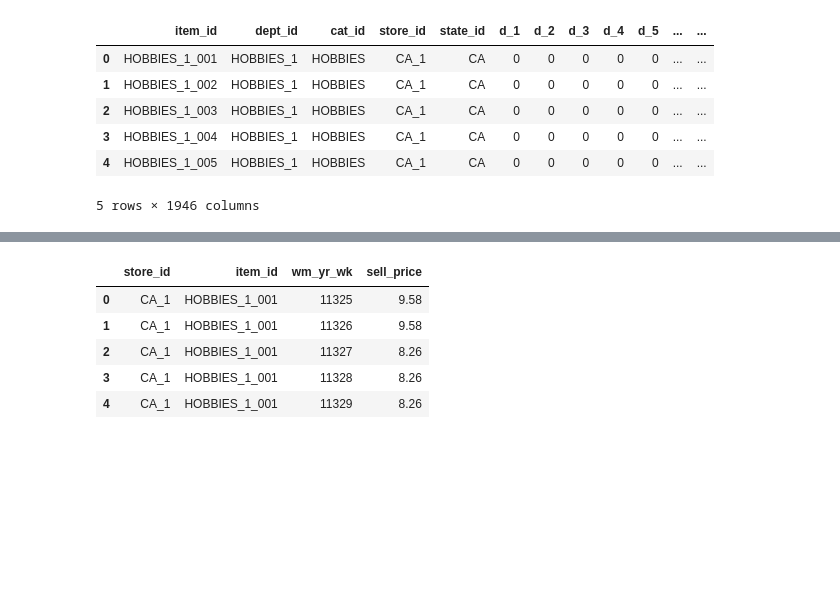
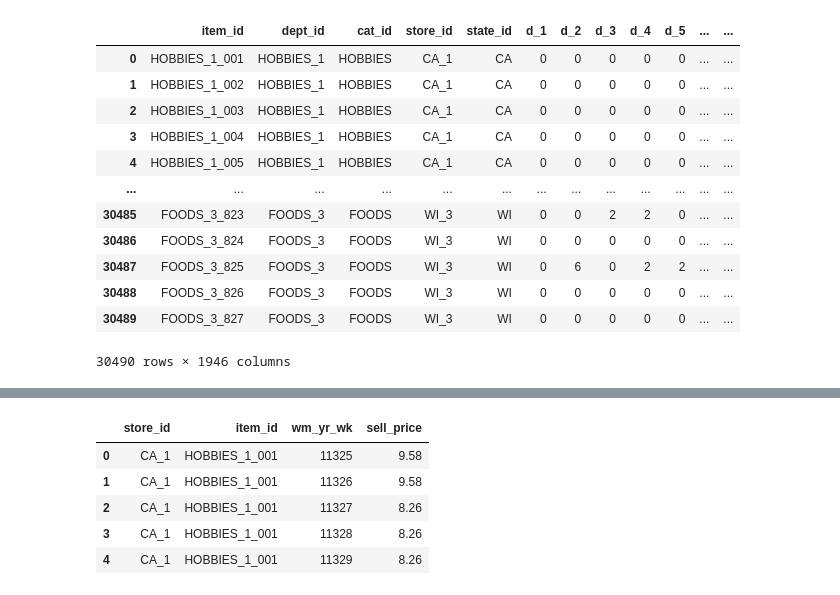
Before and after one commit to AdityaLab/HAILS, a Jupyter notebook: notebooks/explorem5.ipynb, the cells around one changed output, grey strips where cells are left out. Cells and saved outputs as stored; diff of their text form; code cells hidden in the pictures; blank space fills up the shorter version.

```diff
--- a/notebooks/explorem5.ipynb
+++ b/notebooks/explorem5.ipynb
@@ -12,19 +9,25 @@ import seaborn as sns
 # %%
 sell_prices = pd.read_csv("dataset/M5/Dataset/sell_prices.csv")
 calendar = pd.read_csv("dataset/M5/Dataset/calendar.csv")
-sales_train_validation = pd.read_csv("dataset/M5/Dataset/sales_train_validation.csv")
-sales_test_validation = pd.read_csv("dataset/M5/Dataset/sales_test_validation.csv")
+# sales_train_validation = pd.read_csv("dataset/M5/Dataset/sales_train_validation.csv")
+# sales_test_validation = pd.read_csv("dataset/M5/Dataset/sales_test_validation.csv")
 sales_train_evaluation = pd.read_csv("dataset/M5/Dataset/sales_train_evaluation.csv")
 sales_test_evaluation = pd.read_csv("dataset/M5/Dataset/sales_test_evaluation.csv")
 
-train_data = pd.concat([sales_train_validation, sales_train_evaluation])
-test_data = pd.concat([sales_test_validation, sales_test_evaluation])
-train_data.head()
+train_data = sales_train_evaluation
+test_data = sales_test_evaluation
+train_data
 # %% [output]
 |  | item_id | dept_id | cat_id | store_id | state_id | d_1 | d_2 | d_3 | d_4 | d_5 | ... | ... |
 | 0 | HOBBIES_1_001 | HOBBIES_1 | HOBBIES | CA_1 | CA | 0 | 0 | 0 | 0 | 0 | ... | ... |
 | 1 | HOBBIES_1_002 | HOBBIES_1 | HOBBIES | CA_1 | CA | 0 | 0 | 0 | 0 | 0 | ... | ... |
 | 2 | HOBBIES_1_003 | HOBBIES_1 | HOBBIES | CA_1 | CA | 0 | 0 | 0 | 0 | 0 | ... | ... |
 | 3 | HOBBIES_1_004 | HOBBIES_1 | HOBBIES | CA_1 | CA | 0 | 0 | 0 | 0 | 0 | ... | ... |
 | 4 | HOBBIES_1_005 | HOBBIES_1 | HOBBIES | CA_1 | CA | 0 | 0 | 0 | 0 | 0 | ... | ... |
+| ... | ... | ... | ... | ... | ... | ... | ... | ... | ... | ... | ... | ... |
+| 30485 | FOODS_3_823 | FOODS_3 | FOODS | WI_3 | WI | 0 | 0 | 2 | 2 | 0 | ... | ... |
+| 30486 | FOODS_3_824 | FOODS_3 | FOODS | WI_3 | WI | 0 | 0 | 0 | 0 | 0 | ... | ... |
+| 30487 | FOODS_3_825 | FOODS_3 | FOODS | WI_3 | WI | 0 | 6 | 0 | 2 | 2 | ... | ... |
+| 30488 | FOODS_3_826 | FOODS_3 | FOODS | WI_3 | WI | 0 | 0 | 0 | 0 | 0 | ... | ... |
+| 30489 | FOODS_3_827 | FOODS_3 | FOODS | WI_3 | WI | 0 | 0 | 0 | 0 | 0 | ... | ... |
-5 rows × 1946 columns
+30490 rows × 1946 columns
```
Also changed, not shown: parts of 24 cells of this notebook, 1 other file.
